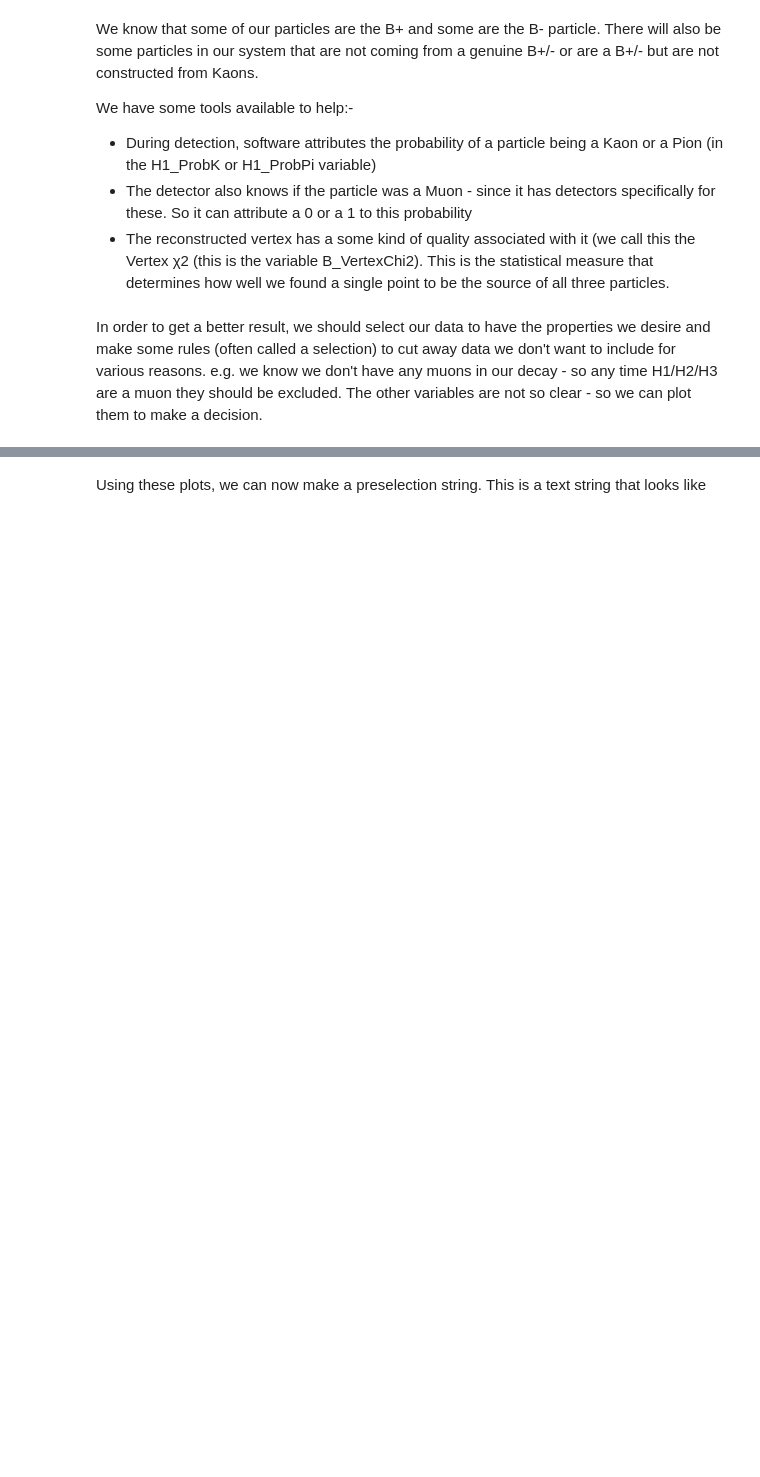
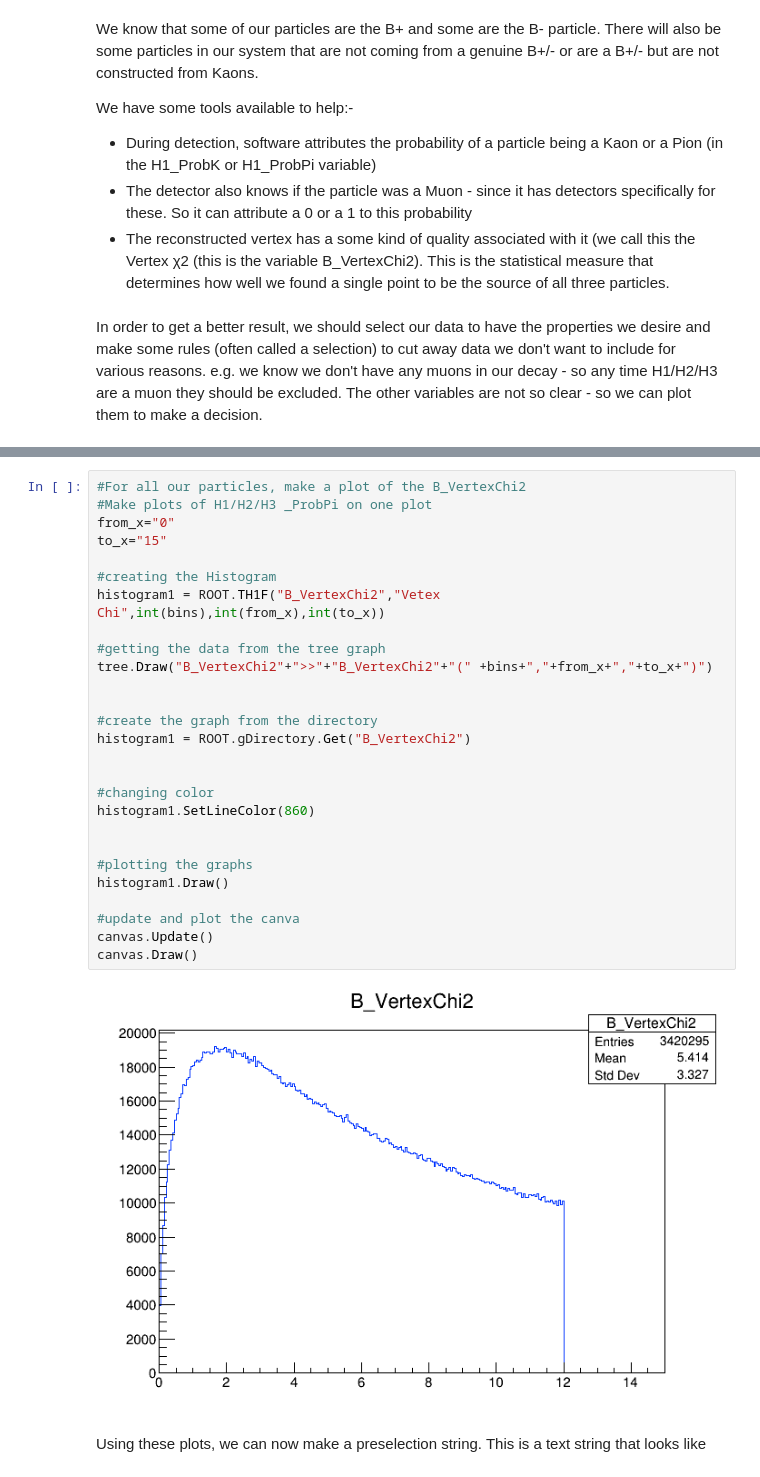
Before and after one commit to tsiligardi/PRA3024-Analysis-of-big-data-in-physics, a Jupyter notebook: LHCb_2023.ipynb, the cells around one changed output, grey strips where cells are left out. Saved outputs shown, nothing was run; the diff lists cells and outputs as text; blank space fills up the shorter version.

```diff
--- a/LHCb_2023.ipynb
+++ b/LHCb_2023.ipynb
@@ -254,3 +317,32 @@ In order to get a better result, we should select our data to have the propertie
+# %%
+#For all our particles, make a plot of the B_VertexChi2
+#Make plots of H1/H2/H3 _ProbPi on one plot
+from_x="0"
+to_x="15"
+
+#creating the Histogram
+histogram1 = ROOT.TH1F("B_VertexChi2","Vetex Chi",int(bins),int(from_x),int(to_x))
+
+#getting the data from the tree graph
+tree.Draw("B_VertexChi2"+">>"+"B_VertexChi2"+"(" +bins+","+from_x+","+to_x+")")
+
+
+#create the graph from the directory
+histogram1 = ROOT.gDirectory.Get("B_VertexChi2")
+
+
+#changing color
+histogram1.SetLineColor(860)
+
+
+#plotting the graphs
+histogram1.Draw()
+
+#update and plot the canva
+canvas.Update()
+canvas.Draw()
+# %% [output]
+[figure, added]
 # %% [markdown]
 Using these plots, we can now make a preselection string. This is a text string that looks like
 # %%
```
Also changed, not shown: parts of 11 cells of this notebook.
